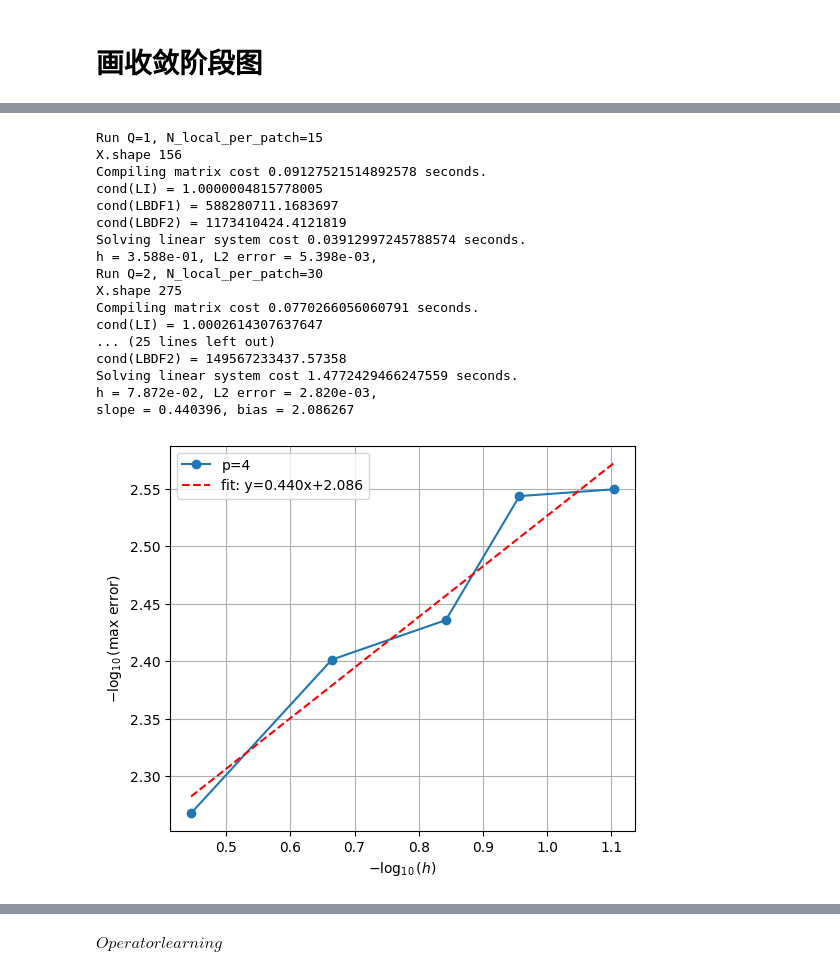
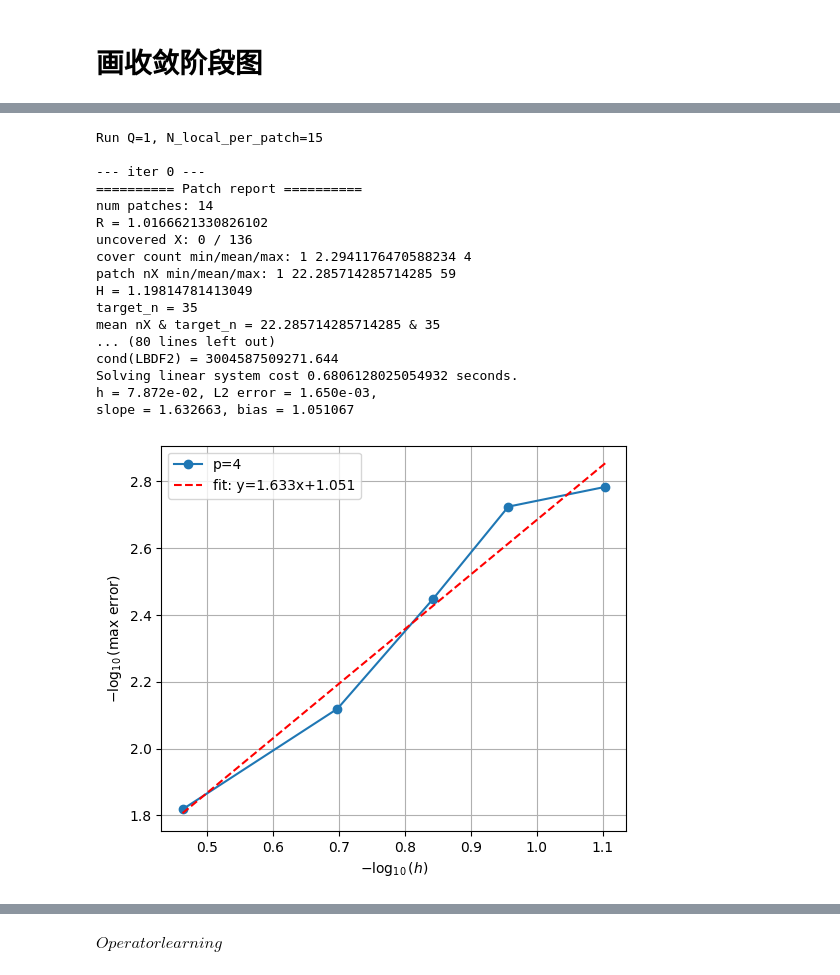
Before and after one commit to wooodswu/one_shot_by_RFM, a Jupyter notebook: mycode/rbf_heat/RFM_FD_PUM_heat2d_star.ipynb, the cells around one changed output, grey strips where cells are left out. Drawn from its saved outputs; the diff is of its cells as text; code cells hidden in the pictures.

```diff
--- a/mycode/rbf_heat/RFM_FD_PUM_heat2d_star.ipynb
+++ b/mycode/rbf_heat/RFM_FD_PUM_heat2d_star.ipynb
@@ -1446,7 +1579,9 @@ T = 0.2
 Nt = int(T/tau) + 1
 t =  np.linspace(0,T,Nt)
 
-RR = [1e-12,1e-12,1e-12,1e-12,1e-12]
+RR = [1e-12,1e-12,1e-12,1e-12,1e-13]
+KK = [35, 45, 75, 80, 155]
+
 
 for qi, n_local in enumerate(NN):
     print(f'Run Q={qi+1}, N_local_per_patch={n_local}')
@@ -1456,11 +1591,17 @@ for qi, n_local in enumerate(NN):
     R_ptch = 0.8
     mode = "c-rbf-pum"
     # generate points
-    X_inner, X_boundary, _, _ ,_ = generator_points_star(
+    X_inner, X_boundary, ptch, _ ,_ = generator_points_star(
     N_patch_grid, N_local_per_patch, N_boundary, R_ptch, mode)
-
     # assemble X,Y
     X = np.vstack([X_inner, X_boundary])
+    ## to change the patch number, you can regenerate the patches here by uncommenting the following code
+    # C, R, info = generate_patches_star_2d(X,target_n=KK[qi],delta=0.2,safety=1.15,margin=0.05,max_iter=10)
+    # ptch = {
+    #     "C": C,
+    #     "R": R
+    # }
+
     Yin = X_inner
     Yb = X_boundary
     print(f"X.shape",X.shape[0])
@@ -1483,7 +1624,6 @@ mask = np.isfinite(x) & np.isfinite(y)
 if np.count_nonzero(mask) >= 2:
     slope, intercept = np.polyfit(x[mask], y[mask], 1)
     print(f'slope = {slope:.6f}, bias = {intercept:.6f}')
-    # 绘图并画出拟合直线
     xx = np.linspace(x[mask].min(), x[mask].max(), 100)
     yy = slope * xx + intercept
     plt.figure(figsize=(6,5))
@@ -1525,8 +1665,8 @@ tau = 1e-3
 T = 0.2
 Nt = int(T/tau) + 1
 t =  np.linspace(0,T,Nt)
-
-RR = [1e-12,1e-12,1e-12,1e-13,1e-13]
+RR = [1e-12,1e-12,1e-12,1e-13,1e-14]
+KK = [35, 45, 75, 120, 120]
 
 for qi, n_local in enumerate(NN):
     print(f'Run Q={qi+1}, N_local_per_patch={n_local}')
@@ -1536,11 +1676,17 @@ for qi, n_local in enumerate(NN):
     R_ptch = 0.8
     mode = "c-rbf-pum"
     # generate points
-    X_inner, X_boundary, _, _ ,_ = generator_points_star(
+    X_inner, X_boundary, ptch, _ ,_ = generator_points_star(
     N_patch_grid, N_local_per_patch, N_boundary, R_ptch, mode)
-
     # assemble X,Y
     X = np.vstack([X_inner, X_boundary])
+    ## to make the result more stable, you can regenerate the patches here by uncommenting the following code
+    C, R, info = generate_patches_star_2d(X,target_n=KK[qi],delta=0.2,safety=1.15,margin=0.05,max_iter=10)
+    ptch = {
+        "C": C,
+        "R": R
+    }
+
     Yin = X_inner
     Yb = X_boundary
     print(f"X.shape",X.shape[0])
@@ -1563,7 +1709,6 @@ mask = np.isfinite(x) & np.isfinite(y)
 if np.count_nonzero(mask) >= 2:
     slope, intercept = np.polyfit(x[mask], y[mask], 1)
     print(f'slope = {slope:.6f}, bias = {intercept:.6f}')
-    # 绘图并画出拟合直线
     xx = np.linspace(x[mask].min(), x[mask].max(), 100)
     yy = slope * xx + intercept
     plt.figure(figsize=(6,5))
@@ -1601,13 +1746,16 @@ key = 100
 np.random.seed(key)
 
 NN = [15,30,70,110,200]
-BC = [35,31,70,110,200]
+# BC = [35,31,70,110,200] # if not wana regenerate the patches, you can use this BC to make the result more stable
+BC = [15,30,70,110,200]
+
 tau = 1e-3
 T = 0.2
 Nt = int(T/tau) + 1
 t =  np.linspace(0,T,Nt)
 
-RR = [1e-12,1e-9,1e-12,1e-12,1e-15]
+KK = [35, 45, 65, 130, 165]
+RR = [1e-12,1e-12,1e-12,1e-12,1e-14]
 
 for qi, n_local in enumerate(NN):
     print(f'Run Q={qi+1}, N_local_per_patch={n_local}')
@@ -1619,9 +1767,14 @@ for qi, n_local in enumerate(NN):
     # generate points
     X_inner, X_boundary, _, _ ,_ = generator_points_star(
     N_patch_grid, N_local_per_patch, N_boundary, R_ptch, mode)
-
     # assemble X,Y
     X = np.vstack([X_inner, X_boundary])
+    ## to make the result more stable, you can regenerate the patches here by uncommenting the following code
+    C, R, info = generate_patches_star_2d(X,target_n=KK[qi],delta=0.2,safety=1.15,margin=0.05,max_iter=10)
+    ptch = {
+        "C": C,
+        "R": R
+    }
     Yin = X_inner
     Yb = X_boundary
     print(f"X.shape",X.shape[0])
@@ -1632,51 +1785,50 @@ for qi, n_local in enumerate(NN):
     reg = RR[qi]
     u_true = u_func(Y[:,0:1], Y[:,1:2],t)
     U,LBDF1,LBDF2,LI = rfm_fd_pum_poly_solve_heat(ptch, X, Yin, Yb, t, tau, f_func, g_func, u0_func, Phi, reg, order,scheme="BDF2")
     error = np.max(np.abs(U - u_true))
     e = np.linalg.norm(U - u_true, 'fro') / np.linalg.norm(u_true, 'fro')
     E[order,qi] = e
     print(f'h = {h:.3e}, L2 error = {e:.3e}, ')
 
 
 x = -np.log10(H[order,:])
 y = -np.log10(E[order,:])
 mask = np.isfinite(x) & np.isfinite(y)
 if np.count_nonzero(mask) >= 2:
     slope, intercept = np.polyfit(x[mask], y[mask], 1)
     print(f'slope = {slope:.6f}, bias = {intercept:.6f}')
-    # 绘图并画出拟合直线
     xx = np.linspace(x[mask].min(), x[mask].max(), 100)
     yy = slope * xx + intercept
     plt.figure(figsize=(6,5))
     plt.plot(x, y, marker='o', linestyle='-', label=f'p={order}')
     plt.plot(xx, yy, 'r--', label=f'fit: y={slope:.3f}x+{intercept:.3f}')
     # plt.plot(xx, yy, 'r--', label='')
     plt.xlabel(r'$- \log_{10}(h)$')
     plt.ylabel(r'$- \log_{10}(\mathrm{max\ error})$')
     plt.legend()
     plt.grid(True)
     # plt.title('p = 1, Convergence scatter and linear fitting ')
     # plt.savefig(f'./result/p={order}_convergence_scatter.eps', bbox_inches='tight')
     plt.show()
 # %% [output]
 Run Q=1, N_local_per_patch=15
-X.shape 156
-Compiling matrix cost 0.09127521514892578 seconds.
-cond(LI) = 1.0000004815778005
-cond(LBDF1) = 588280711.1683697
-cond(LBDF2) = 1173410424.4121819
-Solving linear system cost 0.03912997245788574 seconds.
-h = 3.588e-01, L2 error = 5.398e-03,
-Run Q=2, N_local_per_patch=30
-X.shape 275
-Compiling matrix cost 0.0770266056060791 seconds.
-cond(LI) = 1.0002614307637647
-... (25 lines left out)
-cond(LBDF2) = 149567233437.57358
-Solving linear system cost 1.4772429466247559 seconds.
-h = 7.872e-02, L2 error = 2.820e-03,
-slope = 0.440396, bias = 2.086267
+
+--- iter 0 ---
+========== Patch report ==========
+num patches: 14
+R = 1.0166621330826102
+uncovered X: 0 / 136
+cover count min/mean/max: 1 2.2941176470588234 4
+patch nX min/mean/max: 1 22.285714285714285 59
+H = 1.19814781413049
+target_n = 35
+mean nX & target_n = 22.285714285714285 & 35
+... (80 lines left out)
+cond(LBDF2) = 3004587509271.644
+Solving linear system cost 0.6806128025054932 seconds.
+h = 7.872e-02, L2 error = 1.650e-03,
+slope = 1.632663, bias = 1.051067
-[figure, old version]
+[figure, new version]
 # %%
 markers = ['o', 's', '^', 'D', 'v']
 colors = ['tab:blue', 'tab:orange', 'tab:green', 'tab:red', 'tab:purple']
```
Also changed, not shown: parts of 11 cells of this notebook.
